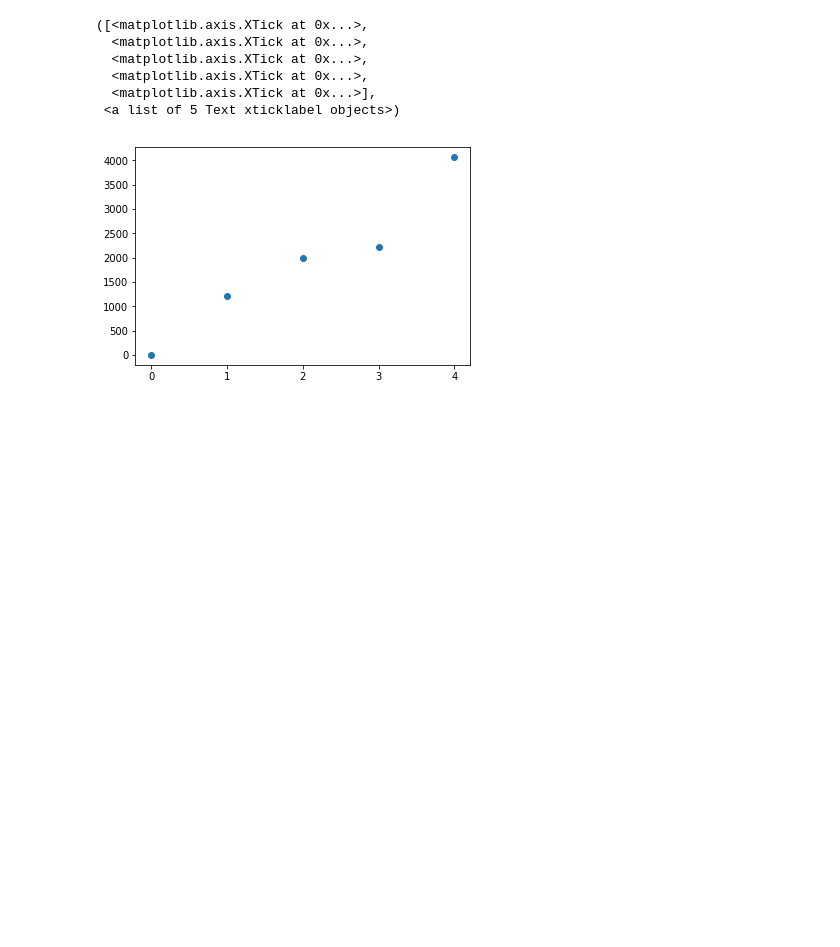
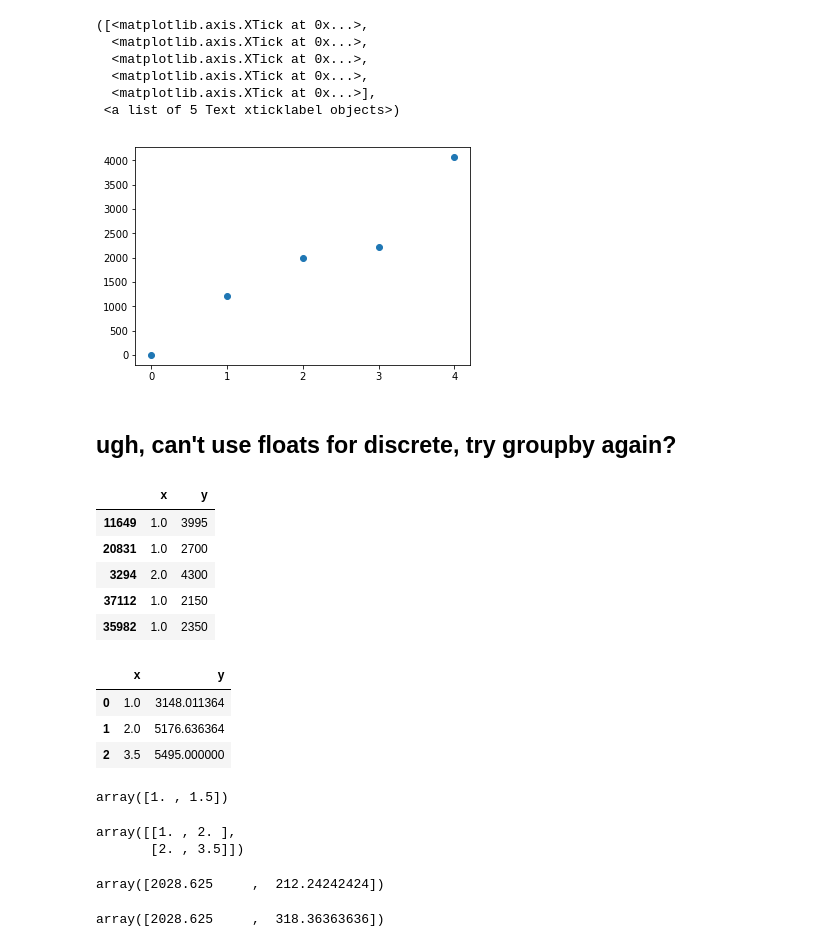
Before and after one commit to parrt/stratx, a Jupyter notebook: notebooks/newstrat.ipynb, the cells around one changed output. Cells and saved outputs as stored; diff of their text form; code cells hidden in the pictures; blank space fills up the shorter version.

```diff
--- a/notebooks/newstrat.ipynb
+++ b/notebooks/newstrat.ipynb
@@ -463,3 +483,34 @@ plt.xticks(pdpx)
   <matplotlib.axis.XTick at 0x...>],
  <a list of 5 Text xticklabel objects>)
 [figure]
+# %% [markdown]
+## ugh, can't use floats for discrete, try groupby again?
+# %%
+df_rent = load_rent()
+df_rent = df_rent[-100:]  # get a small subsample since SVM is slowwww
+#df_rent['latitude'] = (df_rent['latitude']-40)*100 # shift so easier to read
+
+colname = 'bathrooms'
+xy = pd.concat([df_rent[colname], df_rent['price']], axis=1)
+
+xy.columns = ['x', 'y']
+xy.head(5)
+# %% [output]
+|  | x | y |
+| 11649 | 1.0 | 3995 |
+| 20831 | 1.0 | 2700 |
+| 3294 | 2.0 | 4300 |
+| 37112 | 1.0 | 2150 |
+| 35982 | 1.0 | 2350 |
+# %%
+df_avg = xy.groupby('x').mean().reset_index()
+x = df_avg['x'].values
+y = df_avg['y'].values
+# wack one
+#df_avg.iloc[3,:] = [3,np.nan]
+df_avg
+# %% [output]
+|  | x | y |
+| 0 | 1.0 | 3148.011364 |
+| 1 | 2.0 | 5176.636364 |
+| 2 | 3.5 | 5495.000000 |
@@ -465,0 +524,17 @@ plt.xticks(pdpx)
+# %%
+bin_deltas
+# %% [output]
+array([1. , 1.5])
+# %%
+leaf_xranges
+# %% [output]
+array([[1. , 2. ],
+       [2. , 3.5]])
+# %%
+leaf_slopes
+# %% [output]
+array([2028.625     ,  212.24242424])
+# %%
+y_deltas
+# %% [output]
+array([2028.625     ,  318.36363636])
```
Also changed, not shown: parts of 4 cells of this notebook, 2 other files.
